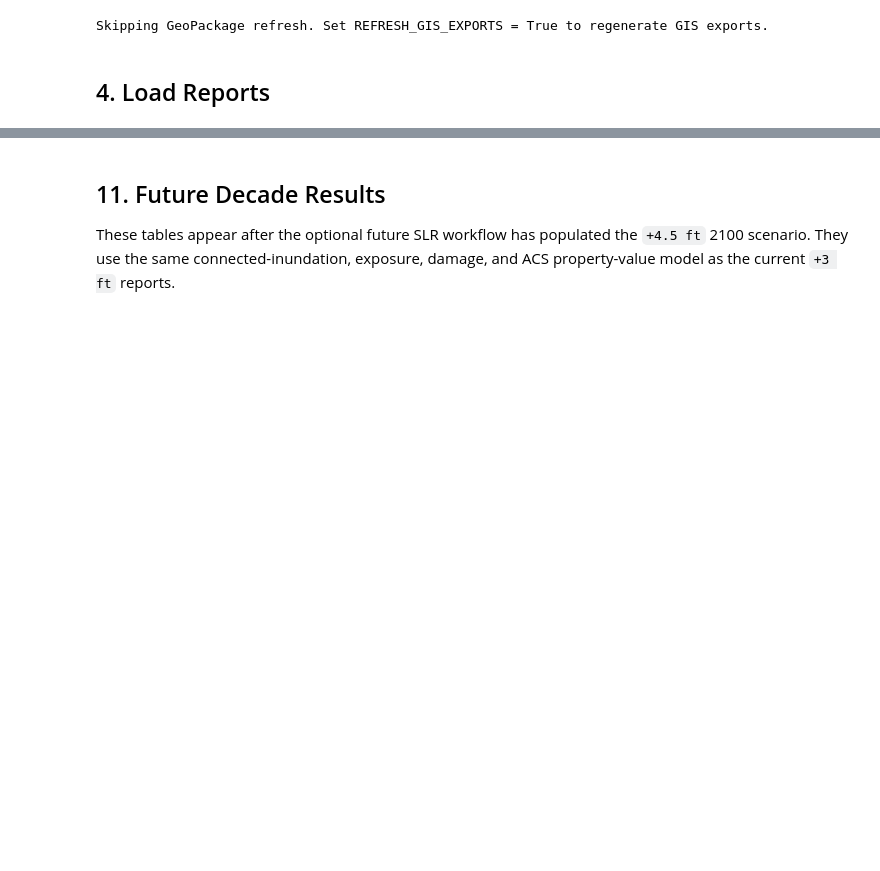
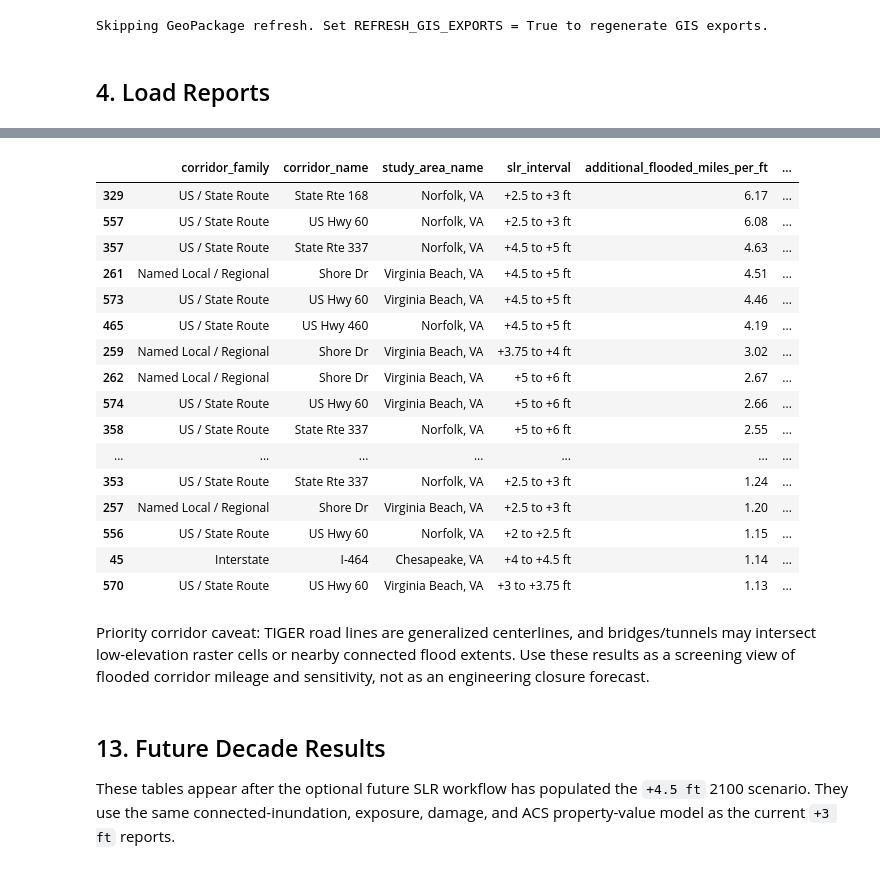
Before and after one commit to andrew3784/Colab, a Jupyter notebook: cs620_project_efs.ipynb, the cells around one changed output, grey strips where cells are left out. Drawn from its saved outputs; the diff is of its cells as text; code cells hidden in the pictures; blank space fills up the shorter version.

```diff
--- a/cs620_project_efs.ipynb
+++ b/cs620_project_efs.ipynb
@@ -236,0 +248,24 @@ top_impacted_road_rows=280
+# %%
+headline_scenarios = [3.0, 4.5, 6.0]
+headline = regional[regional["sea_level_rise_ft"].isin(headline_scenarios)].groupby("sea_level_rise_ft", as_index=False).agg(
+    flooded_buildings=("flooded_building_count", "sum"),
+    flooded_road_miles=("flooded_road_miles", "sum"),
+    depth_based_damage_cost=("estimated_damage_cost", "sum"),
+    exposed_property_value_proxy=("estimated_exposed_property_value", "sum"),
+)
+headline["scenario_label"] = headline["sea_level_rise_ft"].map(
+    scenario_lookup.set_index("sea_level_rise_ft")["scenario_label"].to_dict()
+)
+headline = headline[[
+    "scenario_label",
+    "sea_level_rise_ft",
+    "flooded_buildings",
+    "flooded_road_miles",
+    "depth_based_damage_cost",
+    "exposed_property_value_proxy",
+]]
+headline_display = headline.copy()
+headline_display["flooded_road_miles"] = headline_display["flooded_road_miles"].round(2)
+for column in ["depth_based_damage_cost", "exposed_property_value_proxy"]:
+    headline_display[column] = headline_display[column].map(money)
+headline_display
@@ -525,5 +1250,46 @@ top_roads_plus_3ft[["study_area_name", "rank", "road_name", "mtfcc", "flooded_le
+# %%
+priority_sensitivity = priority_corridors.sort_values(["corridor_name", "study_area_name", "sea_level_rise_ft"]).copy()
+priority_sensitivity["slr_interval_ft"] = priority_sensitivity.groupby(["corridor_name", "study_area_name"])["sea_level_rise_ft"].diff()
+priority_sensitivity["additional_flooded_miles"] = priority_sensitivity.groupby(["corridor_name", "study_area_name"])["flooded_length_mi"].diff()
+priority_sensitivity = priority_sensitivity[priority_sensitivity["slr_interval_ft"].notna()].copy()
+priority_sensitivity["additional_flooded_miles_per_ft"] = priority_sensitivity["additional_flooded_miles"] / priority_sensitivity["slr_interval_ft"]
+priority_sensitivity["slr_interval"] = (
+    "+" + (priority_sensitivity["sea_level_rise_ft"] - priority_sensitivity["slr_interval_ft"]).map(lambda value: f"{value:g}")
+    + " to +" + priority_sensitivity["sea_level_rise_ft"].map(lambda value: f"{value:g}") + " ft"
+)
+priority_sensitivity_display = priority_sensitivity[[
+    "corridor_family",
+    "corridor_name",
+    "study_area_name",
+    "slr_interval",
+    "additional_flooded_miles_per_ft",
+    "flooded_length_mi",
+]].sort_values("additional_flooded_miles_per_ft", ascending=False).head(30).copy()
+priority_sensitivity_display["additional_flooded_miles_per_ft"] = priority_sensitivity_display["additional_flooded_miles_per_ft"].round(2)
+priority_sensitivity_display["flooded_length_mi"] = priority_sensitivity_display["flooded_length_mi"].round(2)
+priority_sensitivity_display
+# %% [output]
+|  | corridor_family | corridor_name | study_area_name | slr_interval | additional_flooded_miles_per_ft | ... |
+| 329 | US / State Route | State Rte 168 | Norfolk, VA | +2.5 to +3 ft | 6.17 | ... |
+| 557 | US / State Route | US Hwy 60 | Norfolk, VA | +2.5 to +3 ft | 6.08 | ... |
+| 357 | US / State Route | State Rte 337 | Norfolk, VA | +4.5 to +5 ft | 4.63 | ... |
+| 261 | Named Local / Regional | Shore Dr | Virginia Beach, VA | +4.5 to +5 ft | 4.51 | ... |
+| 573 | US / State Route | US Hwy 60 | Virginia Beach, VA | +4.5 to +5 ft | 4.46 | ... |
+| 465 | US / State Route | US Hwy 460 | Norfolk, VA | +4.5 to +5 ft | 4.19 | ... |
+| 259 | Named Local / Regional | Shore Dr | Virginia Beach, VA | +3.75 to +4 ft | 3.02 | ... |
+| 262 | Named Local / Regional | Shore Dr | Virginia Beach, VA | +5 to +6 ft | 2.67 | ... |
+| 574 | US / State Route | US Hwy 60 | Virginia Beach, VA | +5 to +6 ft | 2.66 | ... |
+| 358 | US / State Route | State Rte 337 | Norfolk, VA | +5 to +6 ft | 2.55 | ... |
+| ... | ... | ... | ... | ... | ... | ... |
+| 353 | US / State Route | State Rte 337 | Norfolk, VA | +2.5 to +3 ft | 1.24 | ... |
+| 257 | Named Local / Regional | Shore Dr | Virginia Beach, VA | +2.5 to +3 ft | 1.20 | ... |
+| 556 | US / State Route | US Hwy 60 | Norfolk, VA | +2 to +2.5 ft | 1.15 | ... |
+| 45 | Interstate | I-464 | Chesapeake, VA | +4 to +4.5 ft | 1.14 | ... |
+| 570 | US / State Route | US Hwy 60 | Virginia Beach, VA | +3 to +3.75 ft | 1.13 | ... |
+# %% [markdown]
+Priority corridor caveat: TIGER road lines are generalized centerlines, and bridges/tunnels may intersect low-elevation raster cells or nearby connected flood extents. Use these results as a screening view of flooded corridor mileage and sensitivity, not as an engineering closure forecast.
 # %% [markdown]
-## 11. Future Decade Results
+## 13. Future Decade Results
 
 These tables appear after the optional future SLR workflow has populated the `+4.5 ft` 2100 scenario. They use the same connected-inundation, exposure, damage, and ACS property-value model as the current `+3 ft` reports.
 # %%
```
Also changed, not shown: parts of 57 cells of this notebook, 4 other files.
